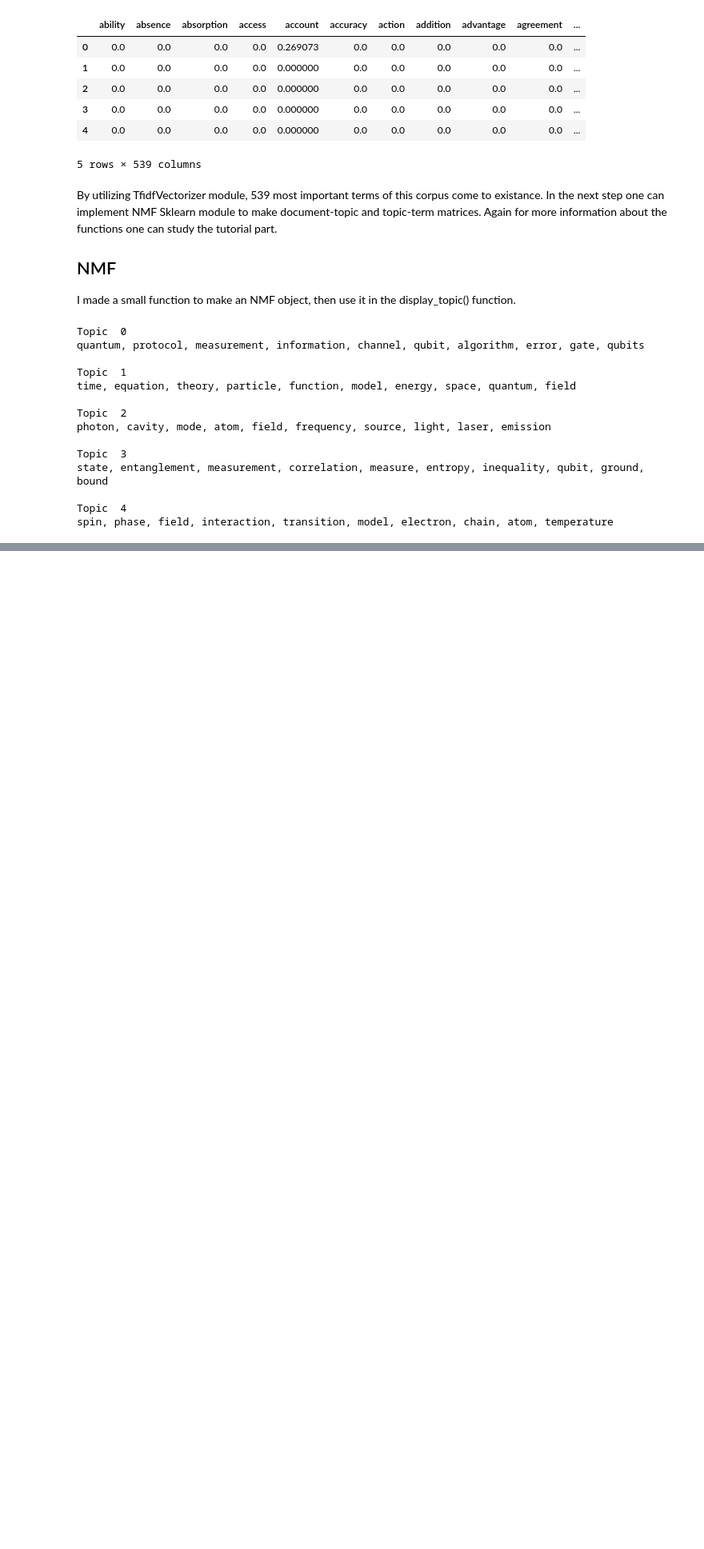
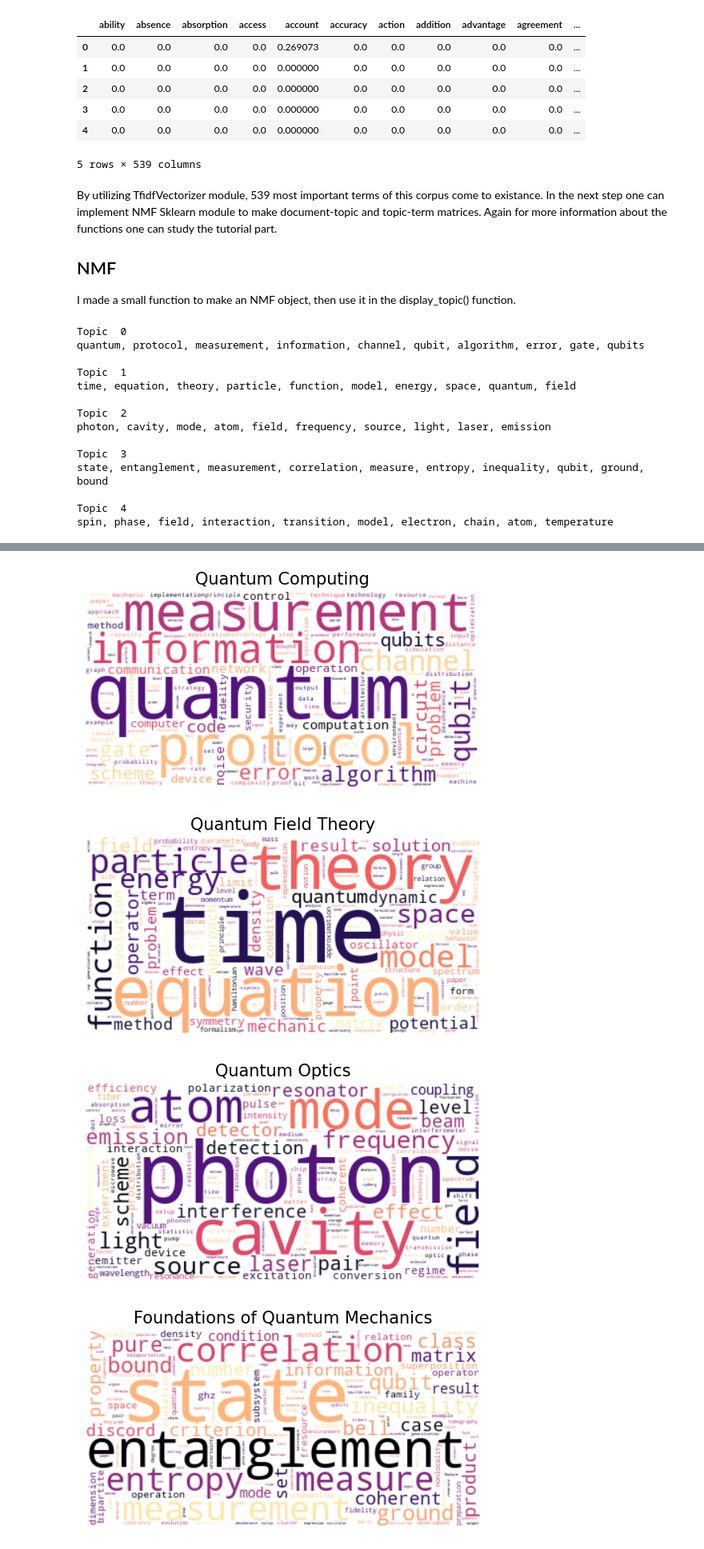
Before and after one commit to hooman-b/Machine_learning_assignments, a Jupyter notebook: Unsupervised_Learning/Second_Assignment/Assignment2.ipynb, the cells around one changed output, grey strips where cells are left out. Shown at 80% size. Cells and saved outputs as stored; diff of their text form; code cells hidden in the pictures; blank space fills up the shorter version.

```diff
--- a/Unsupervised_Learning/Second_Assignment/Assignment2.ipynb
+++ b/Unsupervised_Learning/Second_Assignment/Assignment2.ipynb
@@ -334,0 +324,2 @@ https://pypi.org/project/wordcloud/
+# %%
+topic_names = ['Quantum Computing', 'Quantum Field Theory', 'Quantum Optics', 'Foundations of Quantum Mechanics', 'Solid State Physics']
@@ -334,0 +354,35 @@ https://pypi.org/project/wordcloud/
+# %%
+def worldcloud_plot_maker(df, word_list, title_list=[], order=-1, row_column=0, color_map='magma'):
+    # sketch the main plot
+    fig = plt.figure(figsize=(10, 18.6))
+    plot_number = df.shape[row_column]
+
+    for number in range(plot_number):
+        # sketch the sub-plot
+        fig.add_subplot(plot_number,1,number+1)
+
+        if len(title_list) == 0:
+            plt.title(f'topic{number+1}', fontsize=15)
+        else:
+            plt.title(title_list[number],fontsize=15)
+
+        if row_column == 0:
+            dictionary = dictionary_maker(word_list, df[number, :], order=order)
+        else:
+            dictionary = dictionary_maker(word_list, df[:, number], order=order)
+
+        wordcloud = WordCloud(background_color='white',  colormap=color_map)
+        wordcloud.generate_from_frequencies(dictionary)
+
+        plt.imshow(wordcloud, interpolation="bilinear")
+
+        plt.axis("off")
+
+        plt.show()
+# %%
+worldcloud_plot_maker(df=topic_terms, word_list=noun_names, title_list=topic_names)
+# %% [output]
+[figure, added]
+[figure, added]
+[figure, added]
+[figure, added]
```
Also changed, not shown: parts of 13 cells of this notebook.
